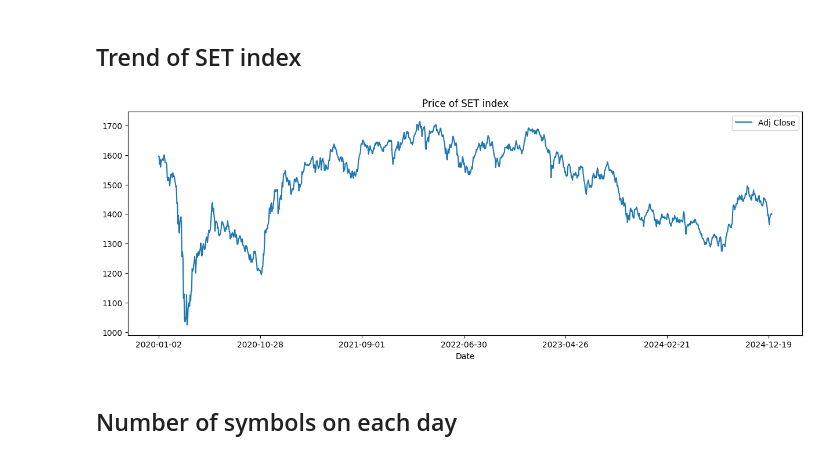
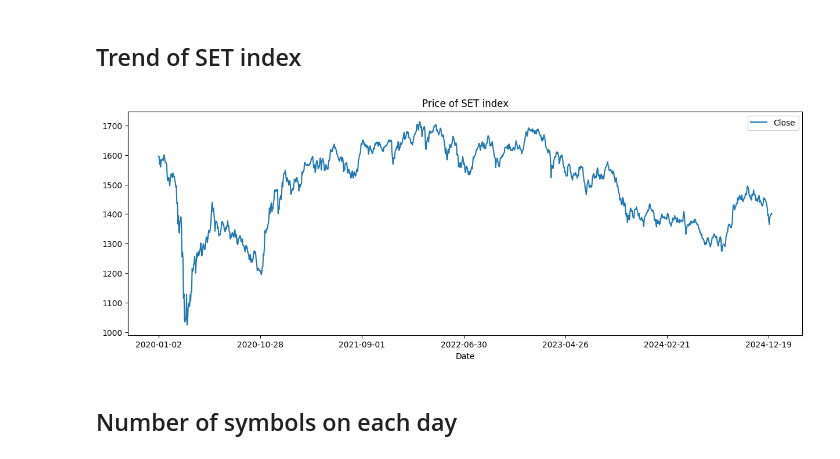
Before and after one commit to witchapong/build-ai-based-applications, a Jupyter notebook: tabular/2_eda.ipynb, the cells around one changed output. Saved outputs shown, nothing was run; the diff lists cells and outputs as text; code cells hidden in the pictures.

```diff
--- a/tabular/2_eda.ipynb
+++ b/tabular/2_eda.ipynb
@@ -82,10 +84,10 @@ price_df.to_csv(DATA_DIR / "data/set_price.csv", index=False)
 # %%
 set_data = pd.read_csv(DATA_DIR / "data/set_price_index.csv")
 # %%
-_ = set_data[["Date", "Adj Close"]].plot(x="Date", y="Adj Close", figsize=(15, 5))
+_ = set_data[["Date", "Close"]].plot(x="Date", y="Close", figsize=(15, 5))
 _ = plt.title("Price of SET index")
 # %% [output]
-[figure, old version]
+[figure, new version]
 # %% [markdown]
 ## Number of symbols on each day
 # %%
```
Also changed, not shown: parts of 8 cells of this notebook.
